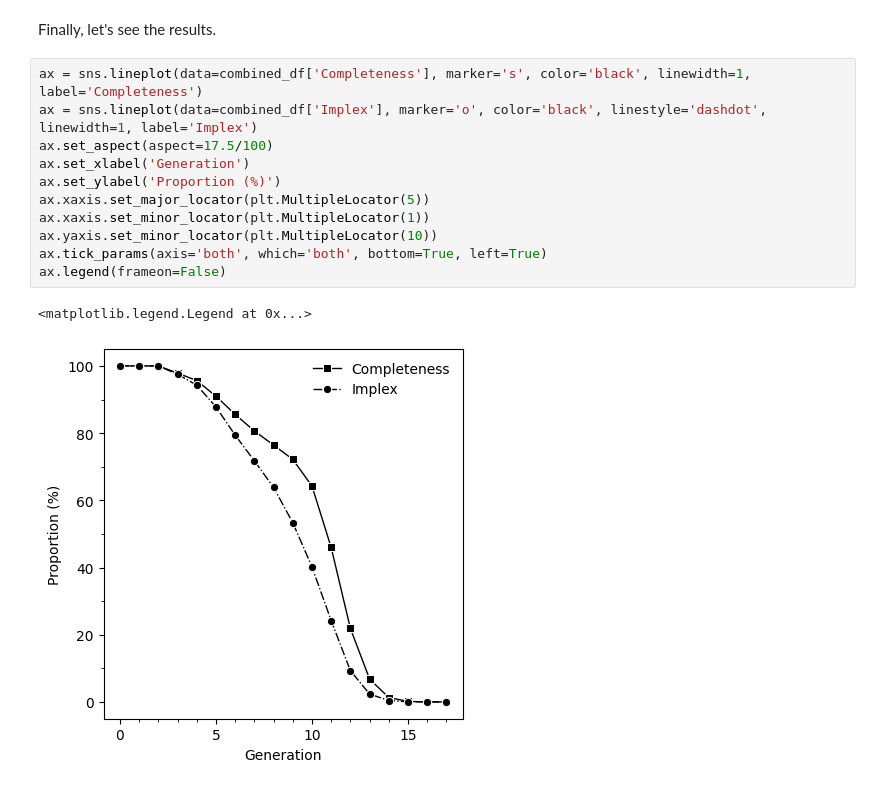
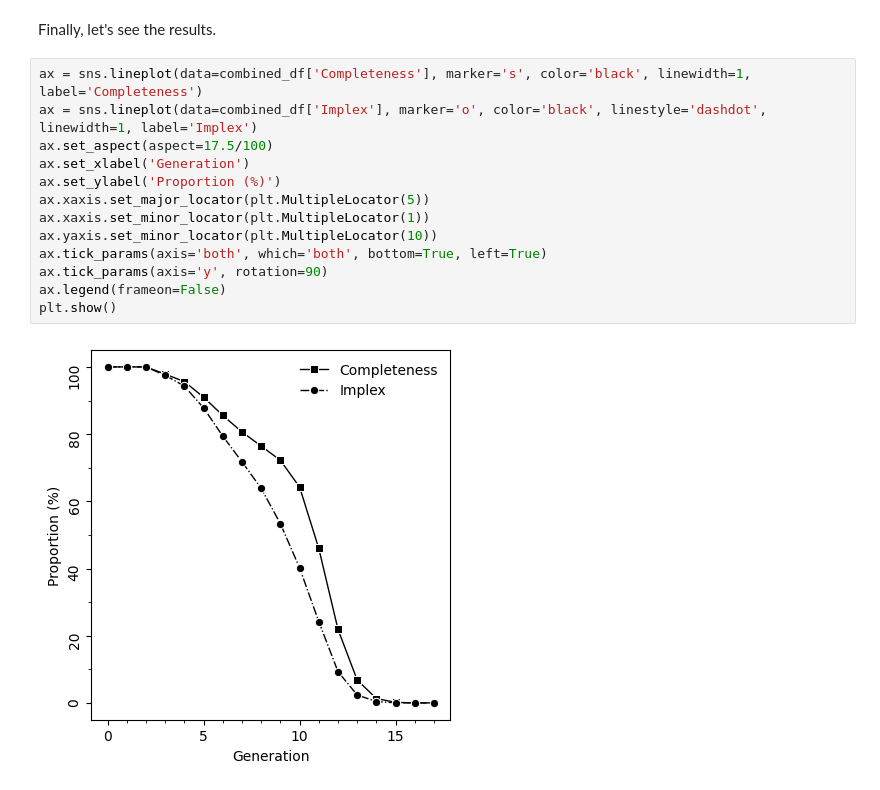
Before and after one commit to Genopop/geneakit, a Jupyter notebook: examples/figure1.ipynb, the cells around one changed output. Cells and saved outputs as stored; diff of their text form.

Commit message:
Upload Figure 2 example. Rotate yaxis labels in Figure 2 example.

```diff
--- a/examples/figure1.ipynb
+++ b/examples/figure1.ipynb
@@ -120,14 +120,15 @@ Finally, let's see the results.
 # %%
 ax = sns.lineplot(data=combined_df['Completeness'], marker='s', color='black', linewidth=1, label='Completeness')
 ax = sns.lineplot(data=combined_df['Implex'], marker='o', color='black', linestyle='dashdot', linewidth=1, label='Implex')
 ax.set_aspect(aspect=17.5/100)
 ax.set_xlabel('Generation')
 ax.set_ylabel('Proportion (%)')
 ax.xaxis.set_major_locator(plt.MultipleLocator(5))
 ax.xaxis.set_minor_locator(plt.MultipleLocator(1))
 ax.yaxis.set_minor_locator(plt.MultipleLocator(10))
 ax.tick_params(axis='both', which='both', bottom=True, left=True)
+ax.tick_params(axis='y', rotation=90)
 ax.legend(frameon=False)
+plt.show()
 # %% [output]
-<matplotlib.legend.Legend at 0x...>
-[figure, old version]
+[figure, new version]
```
Also changed, not shown: parts of 1 cell of this notebook, 1 other file.
